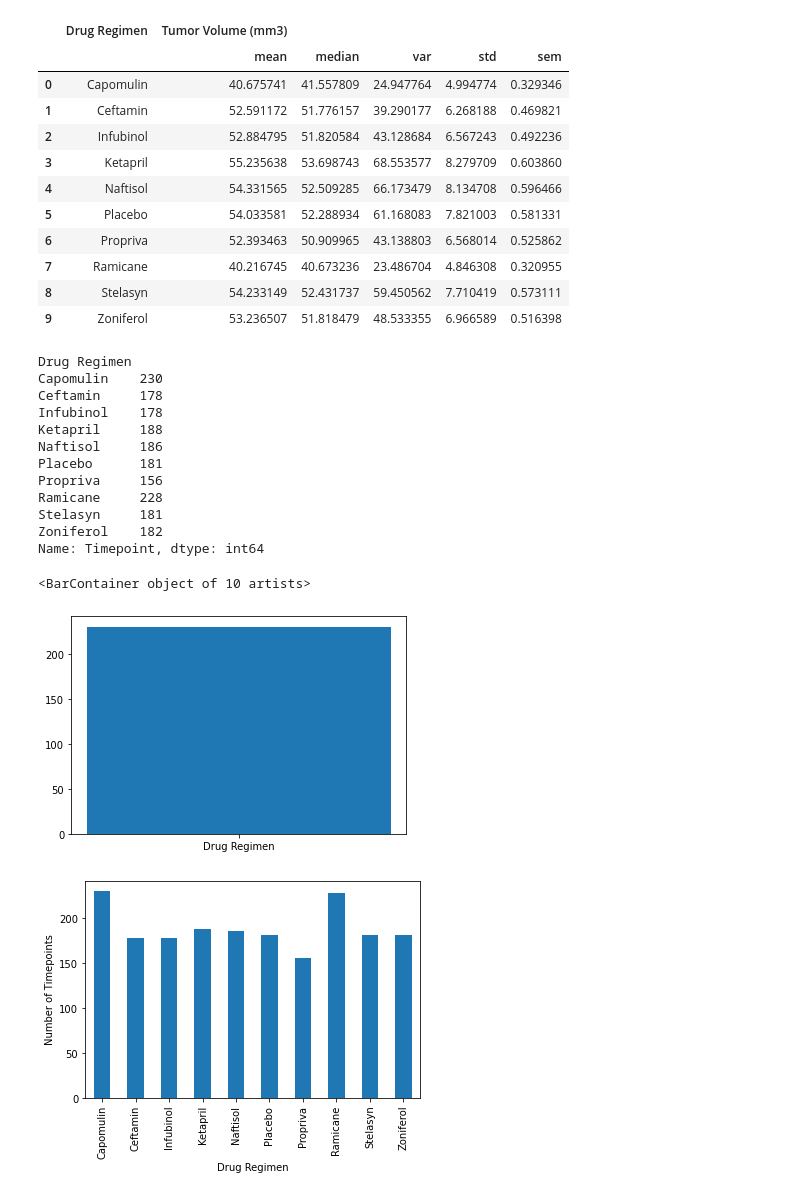
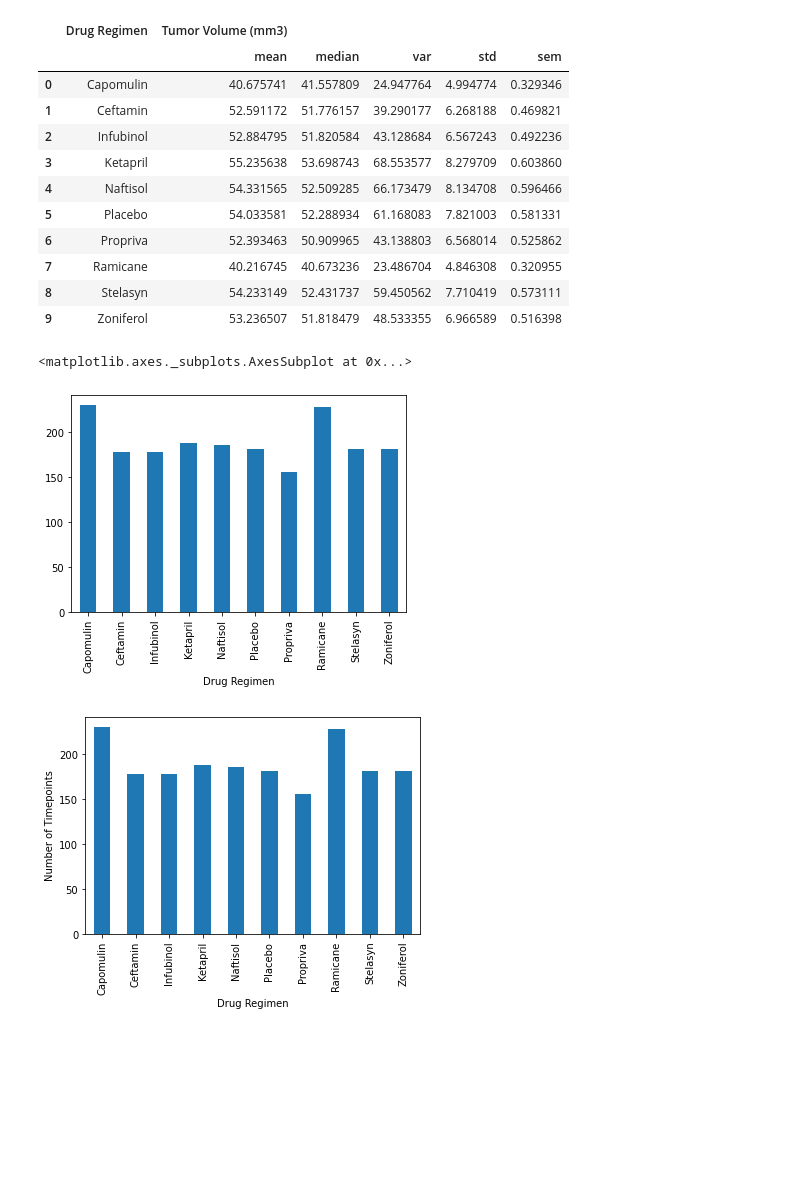
Before and after one commit to spencerfox06/matplotlib-challenge, a Jupyter notebook: Pymaceuticals/main.ipynb, the cells around one changed output. Cells and saved outputs as stored; diff of their text form; code cells hidden in the pictures; blank space fills up the shorter version.

Commit message:
plot fix

```diff
--- a/Pymaceuticals/main.ipynb
+++ b/Pymaceuticals/main.ipynb
@@ -122,26 +122,10 @@ mouse_merge.groupby(['Drug Regimen']).agg({'Tumor Volume (mm3)': ['mean', 'media
 # %%
 #Get Timepoint totals by Regimen
 timepoint_totals = mouse_merge.groupby(['Drug Regimen']).count()['Timepoint']
-timepoint_totals
+timepoint_totals.plot(kind = 'bar')
 # %% [output]
-Drug Regimen
-Capomulin    230
-Ceftamin     178
-Infubinol    178
-Ketapril     188
-Naftisol     186
-Placebo      181
-Propriva     156
-Ramicane     228
-Stelasyn     181
-Zoniferol    182
-Name: Timepoint, dtype: int64
+<matplotlib.axes._subplots.AxesSubplot at 0x...>
+[figure, added]
-# %%
-# Generate a bar plot showing the total number of measurements taken on each drug regimen using pandas.
-plt.bar('Drug Regimen', timepoint_totals, align="center")
-# %% [output]
-<BarContainer object of 10 artists>
-[figure, removed]
 # %%
 # Generate a bar plot showing the total number of measurements taken on each drug regimen using pyplot.
 timepoint_totals.plot(kind='bar')
```
